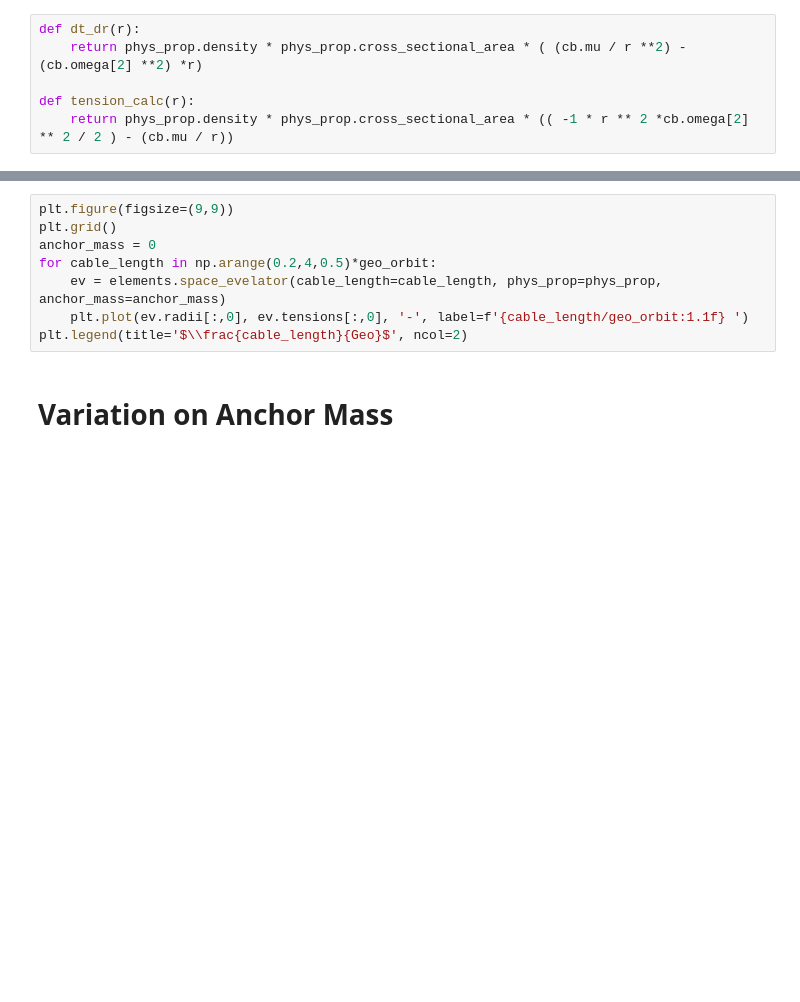
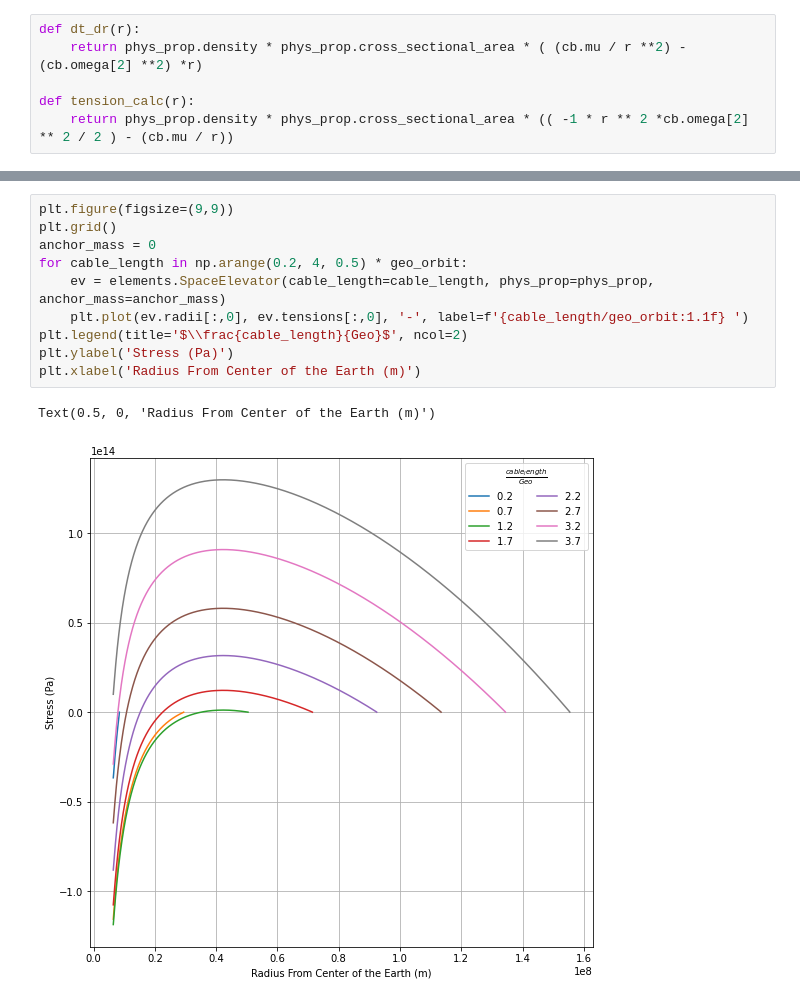
Before and after one commit to Zach1L/demos, a Jupyter notebook: space_elev/sim.ipynb, the cells around one changed output, grey strips where cells are left out. Drawn from its saved outputs; the diff is of its cells as text; blank space fills up the shorter version.

```diff
--- a/space_elev/sim.ipynb
+++ b/space_elev/sim.ipynb
@@ -67,10 +96,13 @@ plt.plot(ev.radii[:,0], (ev.tensions[:,0] - paper), '.')
 # %%
 plt.figure(figsize=(9,9))
 plt.grid()
 anchor_mass = 0
-for cable_length in np.arange(0.2,4,0.5)*geo_orbit:
-    ev = elements.space_evelator(cable_length=cable_length, phys_prop=phys_prop, anchor_mass=anchor_mass)
+for cable_length in np.arange(0.2, 4, 0.5) * geo_orbit:
+    ev = elements.SpaceElevator(cable_length=cable_length, phys_prop=phys_prop, anchor_mass=anchor_mass)
     plt.plot(ev.radii[:,0], ev.tensions[:,0], '-', label=f'{cable_length/geo_orbit:1.1f} ')
 plt.legend(title='$\\frac{cable_length}{Geo}$', ncol=2)
+plt.ylabel('Stress (Pa)')
+plt.xlabel('Radius From Center of the Earth (m)')
+# %% [output]
+Text(0.5, 0, 'Radius From Center of the Earth (m)')
+[figure, added]
-# %% [markdown]
-# Variation on Anchor Mass
```
Also changed, not shown: parts of 12 cells of this notebook.
